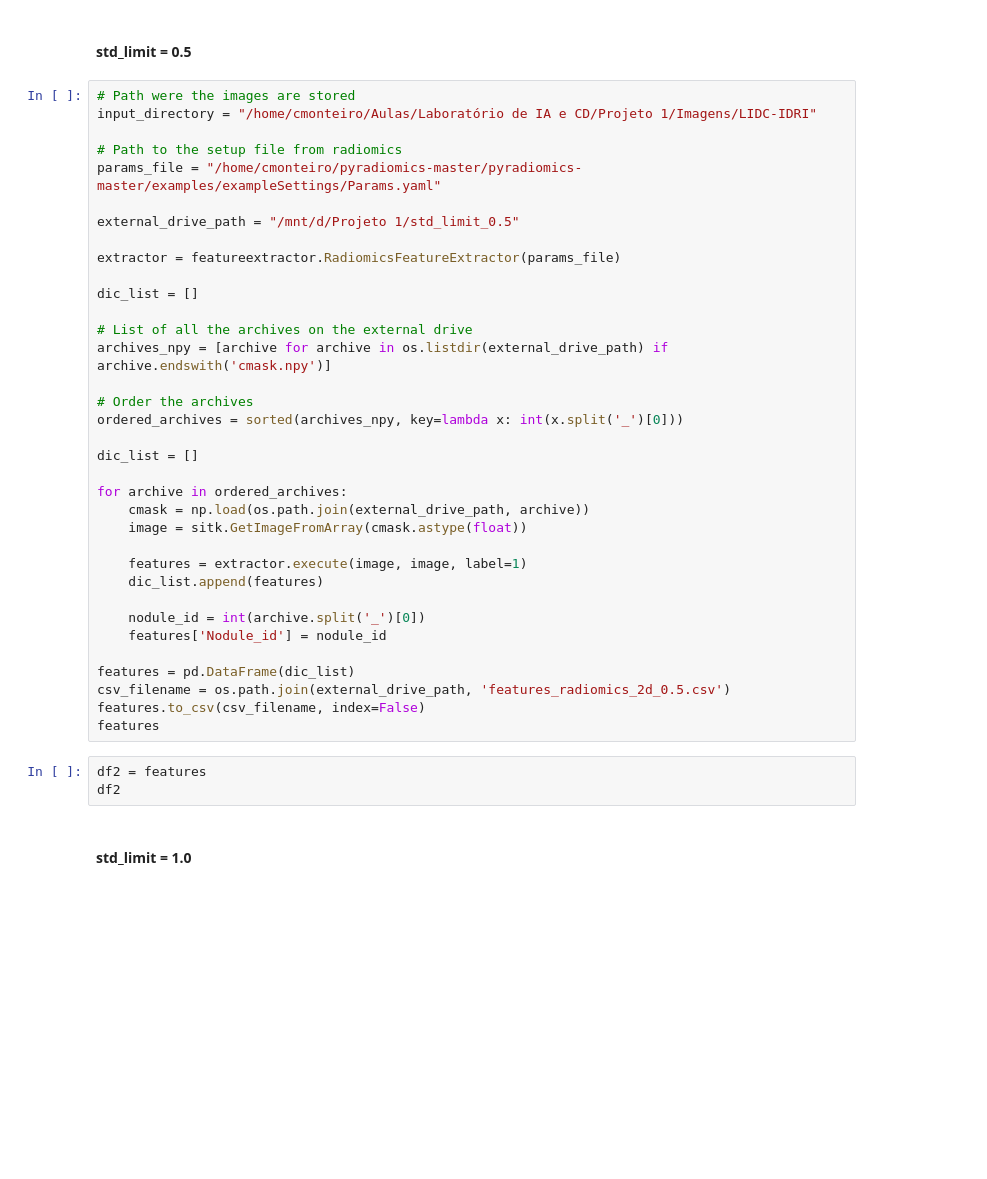
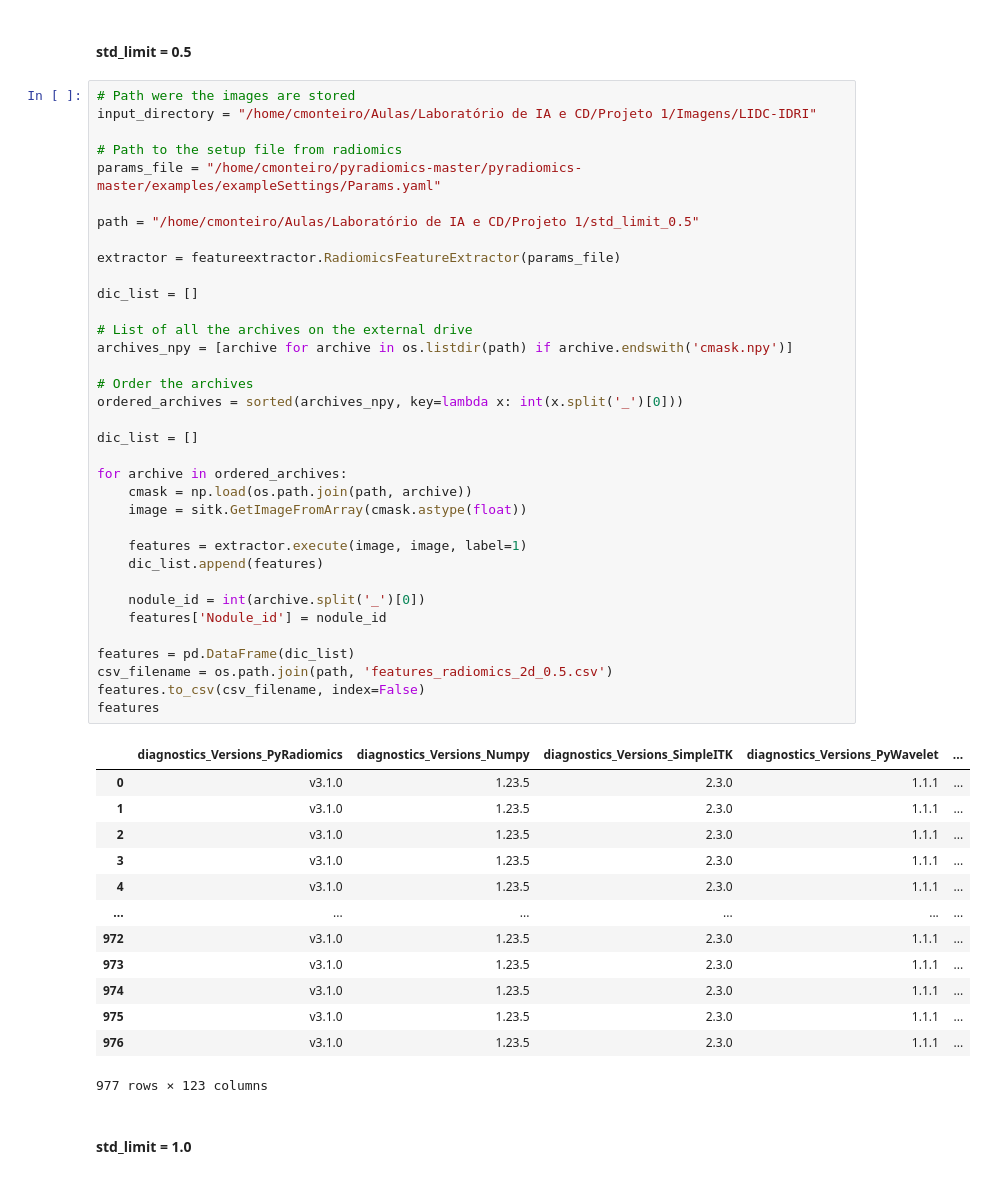
Before and after one commit to catarinam93/Lung-Cancer-Study, a Jupyter notebook: extracao_features/Extração_features_radiomics.ipynb, the cells around one changed output. Cells and saved outputs as stored; diff of their text form; blank space fills up the shorter version.

```diff
--- a/extracao_features/Extração_features_radiomics.ipynb
+++ b/extracao_features/Extração_features_radiomics.ipynb
@@ -80,40 +74,51 @@ featureClass:
 # Path were the images are stored
 input_directory = "/home/cmonteiro/Aulas/Laboratório de IA e CD/Projeto 1/Imagens/LIDC-IDRI"
 
 # Path to the setup file from radiomics
 params_file = "/home/cmonteiro/pyradiomics-master/pyradiomics-master/examples/exampleSettings/Params.yaml"
 
-external_drive_path = "/mnt/d/Projeto 1/std_limit_0.5"
+path = "/home/cmonteiro/Aulas/Laboratório de IA e CD/Projeto 1/std_limit_0.5"
 
 extractor = featureextractor.RadiomicsFeatureExtractor(params_file)
 
 dic_list = []
 
 # List of all the archives on the external drive
-archives_npy = [archive for archive in os.listdir(external_drive_path) if archive.endswith('cmask.npy')]
+archives_npy = [archive for archive in os.listdir(path) if archive.endswith('cmask.npy')]
 
 # Order the archives
 ordered_archives = sorted(archives_npy, key=lambda x: int(x.split('_')[0]))
 
 dic_list = []
 
 for archive in ordered_archives:
-    cmask = np.load(os.path.join(external_drive_path, archive))
+    cmask = np.load(os.path.join(path, archive))
     image = sitk.GetImageFromArray(cmask.astype(float))
 
     features = extractor.execute(image, image, label=1)
     dic_list.append(features)
 
     nodule_id = int(archive.split('_')[0])
     features['Nodule_id'] = nodule_id
 
 features = pd.DataFrame(dic_list)
-csv_filename = os.path.join(external_drive_path, 'features_radiomics_2d_0.5.csv')
+csv_filename = os.path.join(path, 'features_radiomics_2d_0.5.csv')
 features.to_csv(csv_filename, index=False)
 features
+# %% [output]
+|  | diagnostics_Versions_PyRadiomics | diagnostics_Versions_Numpy | diagnostics_Versions_SimpleITK | diagnostics_Versions_PyWavelet | ... |
+| 0 | v3.1.0 | 1.23.5 | 2.3.0 | 1.1.1 | ... |
+| 1 | v3.1.0 | 1.23.5 | 2.3.0 | 1.1.1 | ... |
+| 2 | v3.1.0 | 1.23.5 | 2.3.0 | 1.1.1 | ... |
+| 3 | v3.1.0 | 1.23.5 | 2.3.0 | 1.1.1 | ... |
+| 4 | v3.1.0 | 1.23.5 | 2.3.0 | 1.1.1 | ... |
+| ... | ... | ... | ... | ... | ... |
+| 972 | v3.1.0 | 1.23.5 | 2.3.0 | 1.1.1 | ... |
+| 973 | v3.1.0 | 1.23.5 | 2.3.0 | 1.1.1 | ... |
+| 974 | v3.1.0 | 1.23.5 | 2.3.0 | 1.1.1 | ... |
+| 975 | v3.1.0 | 1.23.5 | 2.3.0 | 1.1.1 | ... |
+| 976 | v3.1.0 | 1.23.5 | 2.3.0 | 1.1.1 | ... |
+977 rows × 123 columns
-# %%
-df2 = features
-df2
 # %% [markdown]
 #### std_limit = 1.0
 # %%
```
Also changed, not shown: parts of 16 cells of this notebook.
